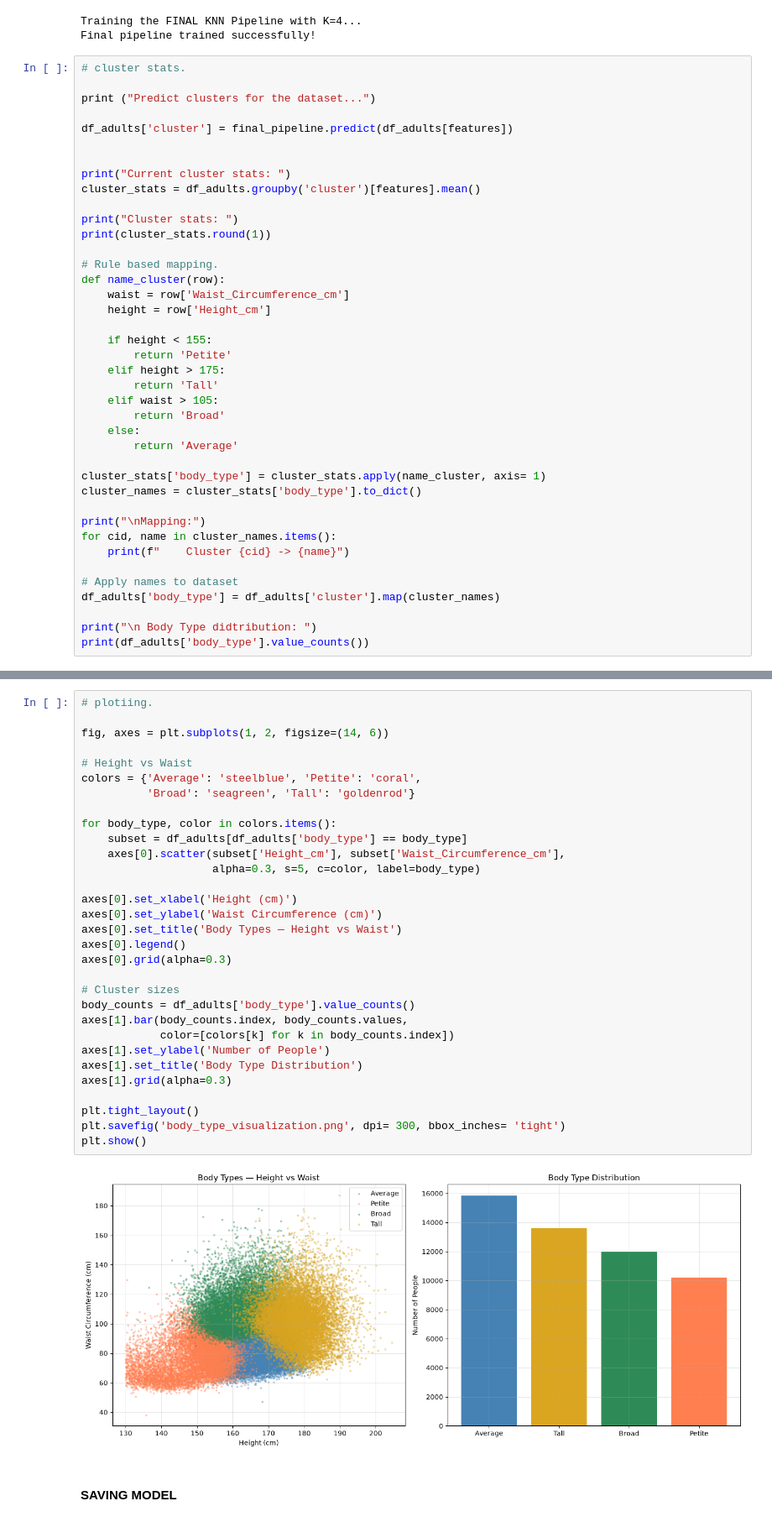
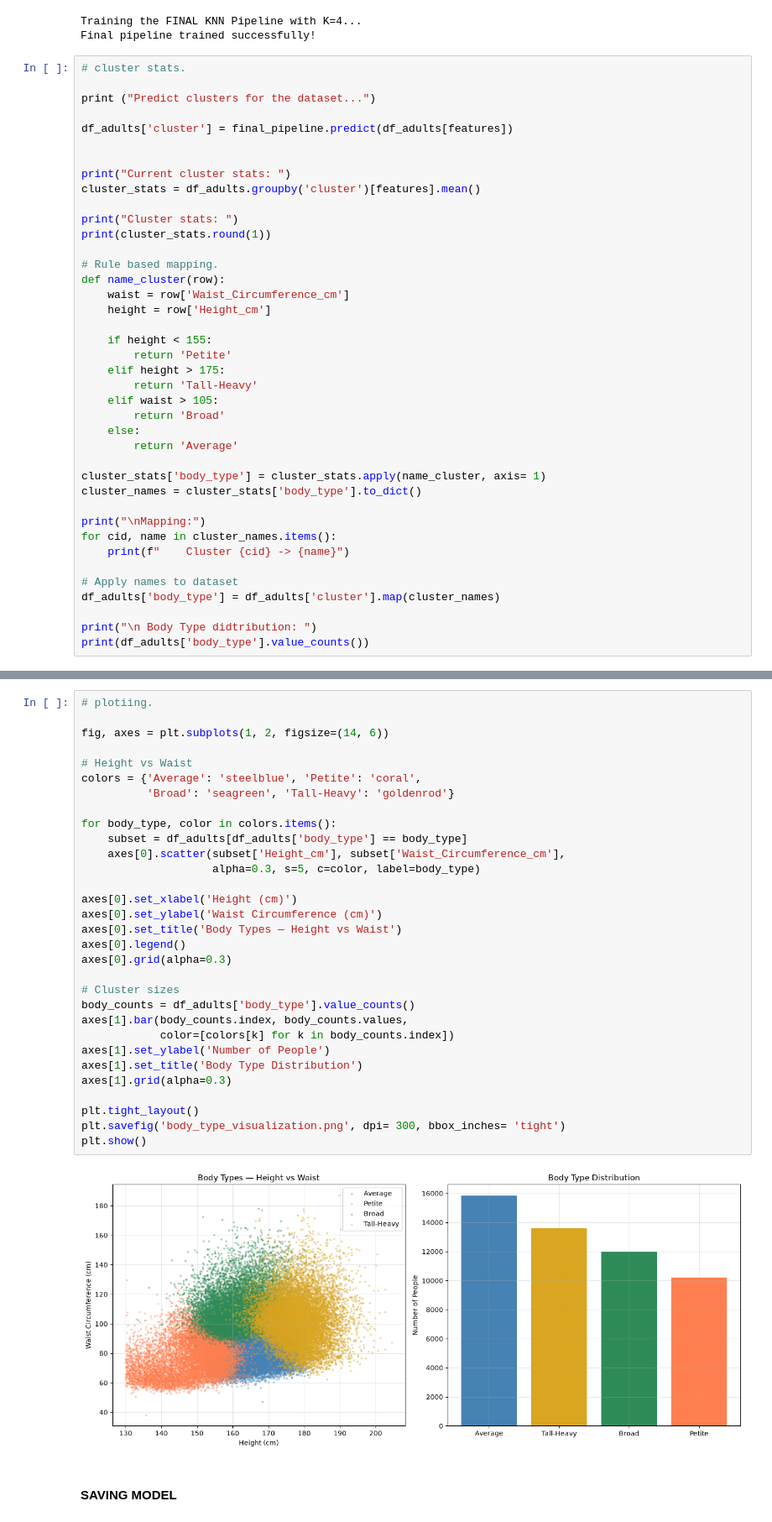
Before and after one commit to syed-arkaanali/bodytype-project, a Jupyter notebook: project_bodytype.ipynb, the cells around one changed output, grey strips where cells are left out. Shown at 84% size. Cells and saved outputs as stored; diff of their text form.

```diff
--- a/project_bodytype.ipynb
+++ b/project_bodytype.ipynb
@@ -834,7 +841,7 @@ def name_cluster(row):
     if height < 155:
         return 'Petite'
     elif height > 175:
-        return 'Tall'
+        return 'Tall-Heavy'
     elif waist > 105:
         return 'Broad'
     else:
@@ -874,35 +881,35 @@ Name: count, dtype: int64
 # plotiing.
 
 fig, axes = plt.subplots(1, 2, figsize=(14, 6))
 
 # Height vs Waist
 colors = {'Average': 'steelblue', 'Petite': 'coral',
-          'Broad': 'seagreen', 'Tall': 'goldenrod'}
+          'Broad': 'seagreen', 'Tall-Heavy': 'goldenrod'}
 
 for body_type, color in colors.items():
     subset = df_adults[df_adults['body_type'] == body_type]
     axes[0].scatter(subset['Height_cm'], subset['Waist_Circumference_cm'],
                     alpha=0.3, s=5, c=color, label=body_type)
 
 axes[0].set_xlabel('Height (cm)')
 axes[0].set_ylabel('Waist Circumference (cm)')
 axes[0].set_title('Body Types — Height vs Waist')
 axes[0].legend()
 axes[0].grid(alpha=0.3)
 
 # Cluster sizes
 body_counts = df_adults['body_type'].value_counts()
 axes[1].bar(body_counts.index, body_counts.values,
             color=[colors[k] for k in body_counts.index])
 axes[1].set_ylabel('Number of People')
 axes[1].set_title('Body Type Distribution')
 axes[1].grid(alpha=0.3)
 
 plt.tight_layout()
 plt.savefig('body_type_visualization.png', dpi= 300, bbox_inches= 'tight')
 plt.show()
 # %% [output]
-[figure, old version]
+[figure, new version]
 # %% [markdown]
 #### **SAVING MODEL**
 # %%
```
Also changed, not shown: parts of 5 cells of this notebook, 5 other files.
